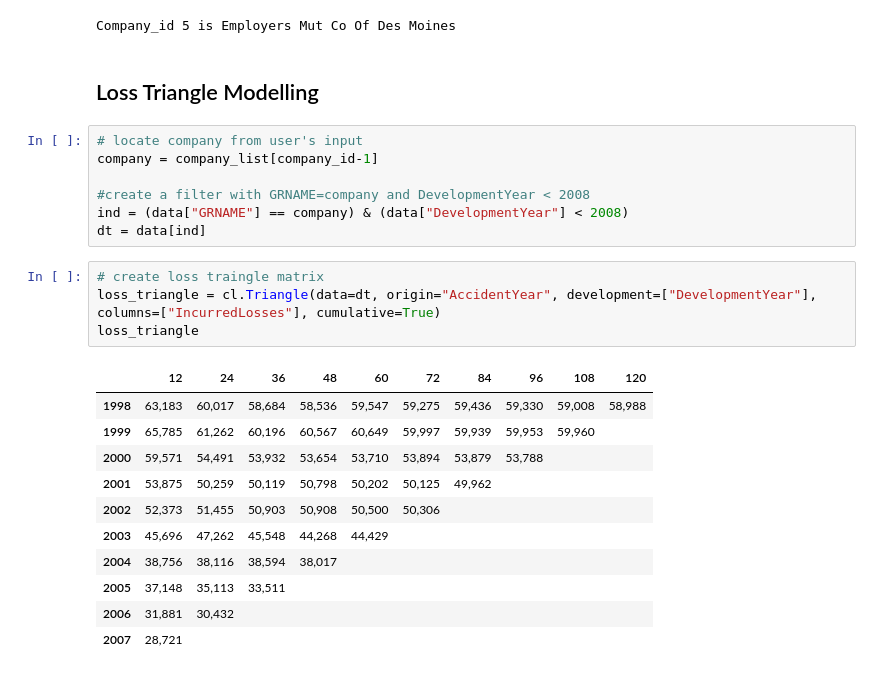
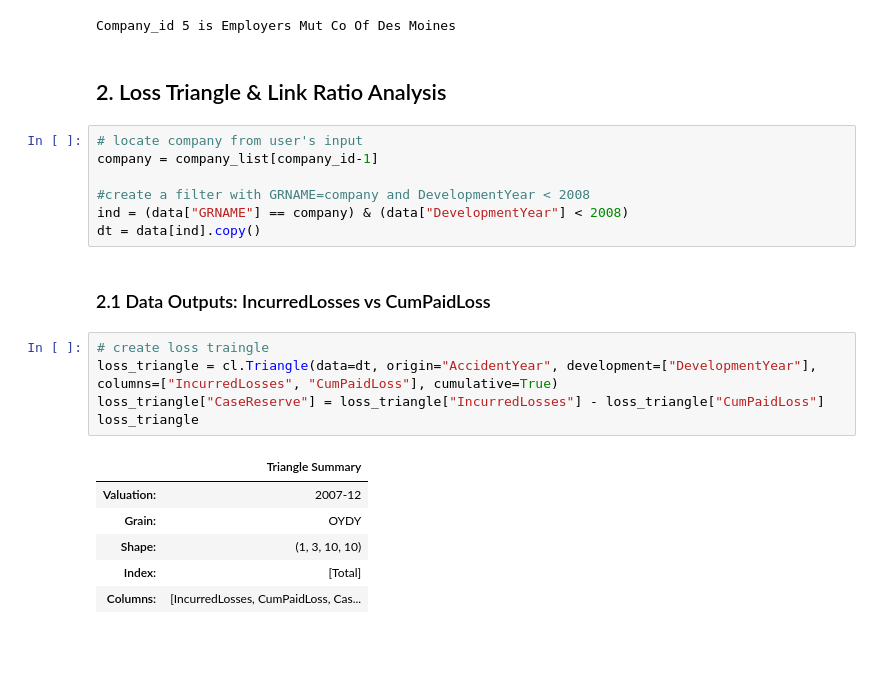
Before and after one commit to Eddie-Zhu-IRL/Loss-Reserve-Chain-Ladder-Model, a Jupyter notebook: Python/LossReserving_Python.ipynb, the cells around one changed output. Saved outputs shown, nothing was run; the diff lists cells and outputs as text; blank space fills up the shorter version.

```diff
--- a/Python/LossReserving_Python.ipynb
+++ b/Python/LossReserving_Python.ipynb
@@ -50,29 +50,27 @@ print("Company_id {} is {}".format(company_id, company_list[company_id - 1]))
 # %% [output]
 Company_id 5 is Employers Mut Co Of Des Moines
 # %% [markdown]
-## Loss Triangle Modelling
+## 2. Loss Triangle & Link Ratio Analysis
 # %%
 # locate company from user's input
 company = company_list[company_id-1]
 
 #create a filter with GRNAME=company and DevelopmentYear < 2008
 ind = (data["GRNAME"] == company) & (data["DevelopmentYear"] < 2008)
-dt = data[ind]
+dt = data[ind].copy()
+# %% [markdown]
+### 2.1 Data Outputs: IncurredLosses vs CumPaidLoss
 # %%
-# create loss traingle matrix
-loss_triangle = cl.Triangle(data=dt, origin="AccidentYear", development=["DevelopmentYear"], columns=["IncurredLosses"], cumulative=True)
+# create loss traingle
+loss_triangle = cl.Triangle(data=dt, origin="AccidentYear", development=["DevelopmentYear"], columns=["IncurredLosses", "CumPaidLoss"], cumulative=True)
+loss_triangle["CaseReserve"] = loss_triangle["IncurredLosses"] - loss_triangle["CumPaidLoss"]
 loss_triangle
 # %% [output]
-|  | 12 | 24 | 36 | 48 | 60 | 72 | 84 | 96 | 108 | 120 |
-| 1998 | 63,183 | 60,017 | 58,684 | 58,536 | 59,547 | 59,275 | 59,436 | 59,330 | 59,008 | 58,988 |
-| 1999 | 65,785 | 61,262 | 60,196 | 60,567 | 60,649 | 59,997 | 59,939 | 59,953 | 59,960 |  |
-| 2000 | 59,571 | 54,491 | 53,932 | 53,654 | 53,710 | 53,894 | 53,879 | 53,788 |  |  |
-| 2001 | 53,875 | 50,259 | 50,119 | 50,798 | 50,202 | 50,125 | 49,962 |  |  |  |
-| 2002 | 52,373 | 51,455 | 50,903 | 50,908 | 50,500 | 50,306 |  |  |  |  |
-| 2003 | 45,696 | 47,262 | 45,548 | 44,268 | 44,429 |  |  |  |  |  |
-| 2004 | 38,756 | 38,116 | 38,594 | 38,017 |  |  |  |  |  |  |
-| 2005 | 37,148 | 35,113 | 33,511 |  |  |  |  |  |  |  |
-| 2006 | 31,881 | 30,432 |  |  |  |  |  |  |  |  |
-| 2007 | 28,721 |  |  |  |  |  |  |  |  |  |
+|  | Triangle Summary |
+| Valuation: | 2007-12 |
+| Grain: | OYDY |
+| Shape: | (1, 3, 10, 10) |
+| Index: | [Total] |
+| Columns: | [IncurredLosses, CumPaidLoss, Cas... |
 # %%
 # heatmap view of loss development factor
```
Also changed, not shown: parts of 28 cells of this notebook, 1 other file.
